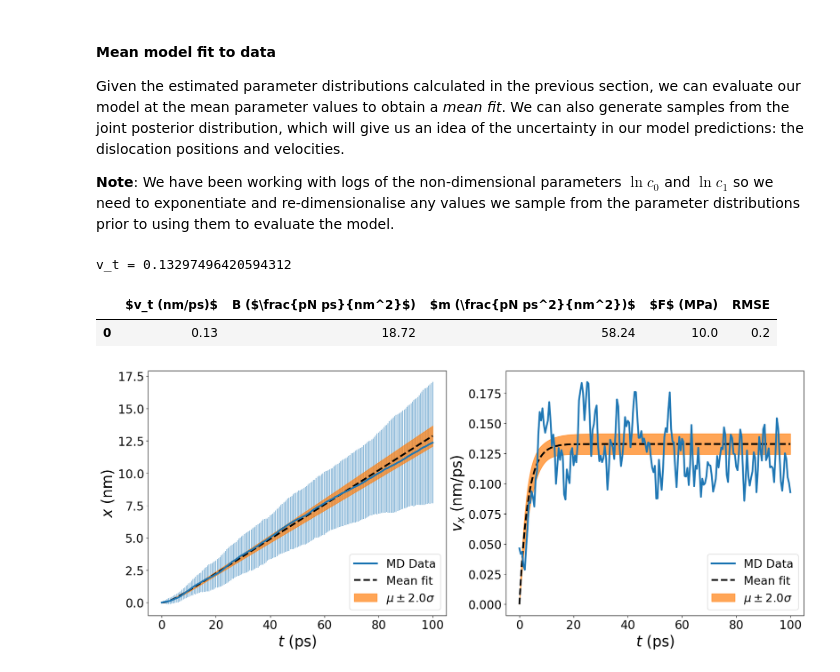
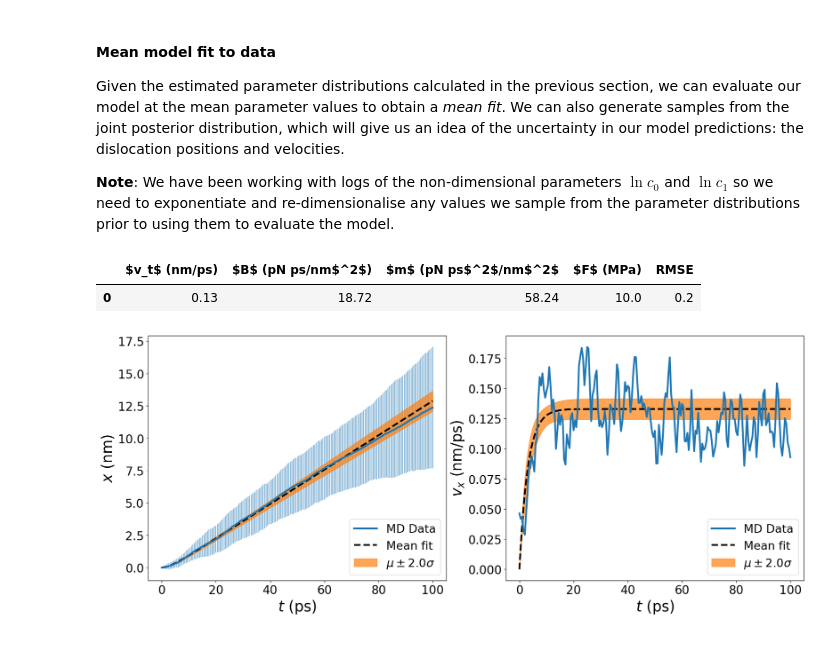
Before and after one commit to geraldineanis/DislocCode, a Jupyter notebook: de_mcmc/de_mc_analysis.ipynb, the cells around one changed output. Drawn from its saved outputs; the diff is of its cells as text; code cells hidden in the pictures.

```diff
--- a/de_mcmc/de_mc_analysis.ipynb
+++ b/de_mcmc/de_mc_analysis.ipynb
@@ -130,31 +130,29 @@ v_dim = np.gradient(x_mean_dim, 500*0.001)
 # %%
 # Applied stress and burgers vector
 sigma_xz = 10.0                        # MPa
 b = 0.352*np.sqrt(2)/2.0
 
 # Get terminal velocity v_t from mean fit
 v_t = v_fit[-1]                        # nm/ps
-print(f"v_t = {v_t}")
 
 # Calculate B, m, and F from mean values of fitted parameters
 # B = sigma*b/v_t
 B = sigma_xz*b/v_t
 # m = B/c0
 m = B/mean_params[0]
 # F = m*c1
 F = m*mean_params[1]
 # Convert F from pN/nm to MPa
 F_MPa = (F*(1e-12)*2*(1e18))/((1e6)*np.sqrt(2)*0.352)
 
 # Calculate RMSE
 rmse = np.sqrt((np.sum((x_fit - x_mean_dim)**2))/len(x_mean_dim))
 
 # Summarise parameter statistics
-df = pd.DataFrame({r"$v_t$ (nm/ps)": [round(v_t,2)] ,  r"$B$ (pN ps/nm$^2$)": [round(B,2)], r"$m (pN ps$^2$/nm$^2$":[round(m,2)], r"$F$ (MPa)":[round(F_MPa,2)], "RMSE": [round(rmse,3)]})
+df = pd.DataFrame({r"$v_t$ (nm/ps)": [round(v_t,2)] ,  r"$B$ (pN ps/nm$^2$)": [round(B,2)], r"$m$ (pN ps$^2$/nm$^2$":[round(m,2)], r"$F$ (MPa)":[round(F_MPa,2)], "RMSE": [round(rmse,3)]})
 df
 # %% [output]
-v_t = 0.13297496420594312
-|  | $v_t (nm/ps)$ | B ($\frac{pN ps}{nm^2}$) | $m (\frac{pN ps^2}{nm^2})$ | $F$ (MPa) | RMSE |
+|  | $v_t$ (nm/ps) | $B$ (pN ps/nm$^2$) | $m$ (pN ps$^2$/nm$^2$ | $F$ (MPa) | RMSE |
 | 0 | 0.13 | 18.72 | 58.24 | 10.0 | 0.2 |
 # %%
 # Draw samples from posterior
```
Also changed, not shown: parts of 1 cell of this notebook.
